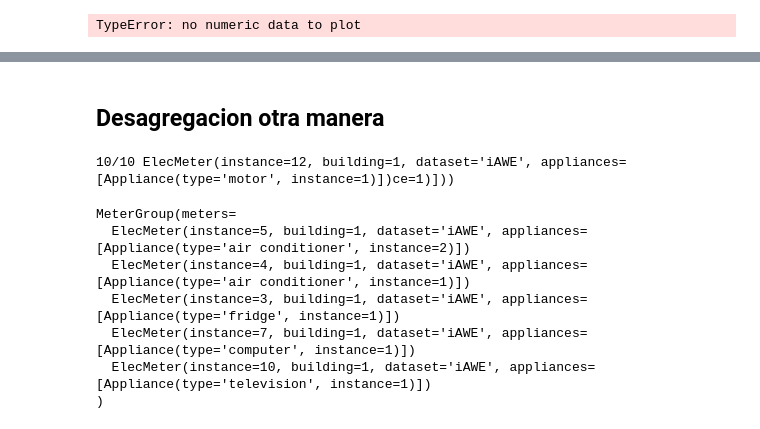
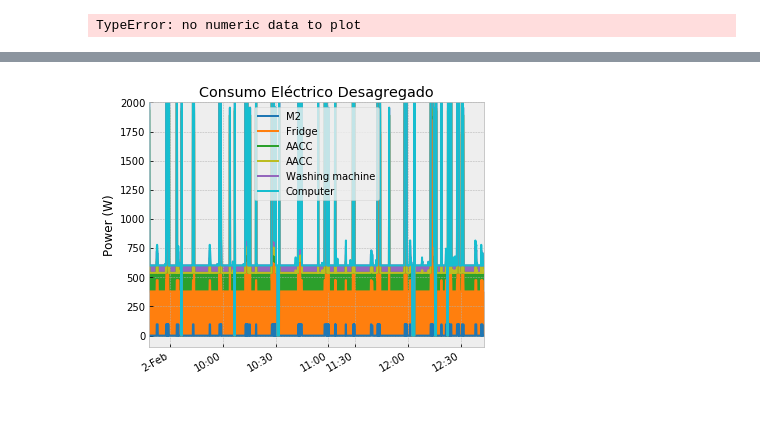
Before and after one commit to crn565/NILMTK_ozm_vs_iawe, a Jupyter notebook: 7.- DESAGREGACION.ipynb, the cells around one changed output, grey strips where cells are left out. Cells and saved outputs as stored; diff of their text form; code cells hidden in the pictures.

```diff
--- a/7.- DESAGREGACION.ipynb
+++ b/7.- DESAGREGACION.ipynb
@@ -314,45 +334,17 @@ print('\nEnergía No medida: '+str(e_m[0]-e_t))
 # %%
 rcParams['figure.figsize'] = (6, 5)
 
-df_d=results_elec.select(instance=[3,4,5,6]).dataframe_of_meters(ac_type='active')
+df_d=results_elec.select(instance=[3,4,5,7,10,11]).dataframe_of_meters(ac_type='active')
 
 ax1 = df_d.plot(kind='area',color=colors)
 #etiquetas
 ax1.legend(labels[1:7])
 ax1.set(title='Consumo Eléctrico Desagregado')
 ax1.set_xticklabels(['2-Feb','10:00', '10:30', '11:00','11:30','12:00','12:30', '13:00','13:15'])
 ax1.set(ylabel='Power (W)')
 #ax1.annotate("Periodo=30s", xycoords='axes pixels', xy=(5, 110))
 ax1.set_ylim(-100,2000)
 #guarda gráfico
 plt.savefig('./data/images/6.3_Plot_results_1.2.svg', bbox_inches='tight', transparent=True)
+# %% [output]
+[figure, added]
-# %% [markdown]
-## Desagregacion otra manera
-# %%
-from __future__ import print_function, division
-import time
-
-from matplotlib import rcParams
-import matplotlib.pyplot as plt
-import pandas as pd
-import numpy as np
-from six import iteritems
-
-from nilmtk import DataSet, TimeFrame, MeterGroup, HDFDataStore
-from nilmtk.legacy.disaggregate import CombinatorialOptimisation, FHMM
-import nilmtk.utils
-
-%matplotlib inline
-
-
-top_5_train_elec = train_elec.submeters().select_top_k(k=5)
-top_5_train_elec
-# %% [output]
-10/10 ElecMeter(instance=12, building=1, dataset='iAWE', appliances=[Appliance(type='motor', instance=1)])ce=1)]))
-MeterGroup(meters=
-  ElecMeter(instance=5, building=1, dataset='iAWE', appliances=[Appliance(type='air conditioner', instance=2)])
-  ElecMeter(instance=4, building=1, dataset='iAWE', appliances=[Appliance(type='air conditioner', instance=1)])
-  ElecMeter(instance=3, building=1, dataset='iAWE', appliances=[Appliance(type='fridge', instance=1)])
-  ElecMeter(instance=7, building=1, dataset='iAWE', appliances=[Appliance(type='computer', instance=1)])
-  ElecMeter(instance=10, building=1, dataset='iAWE', appliances=[Appliance(type='television', instance=1)])
-)
```
Also changed, not shown: parts of 15 cells of this notebook.
